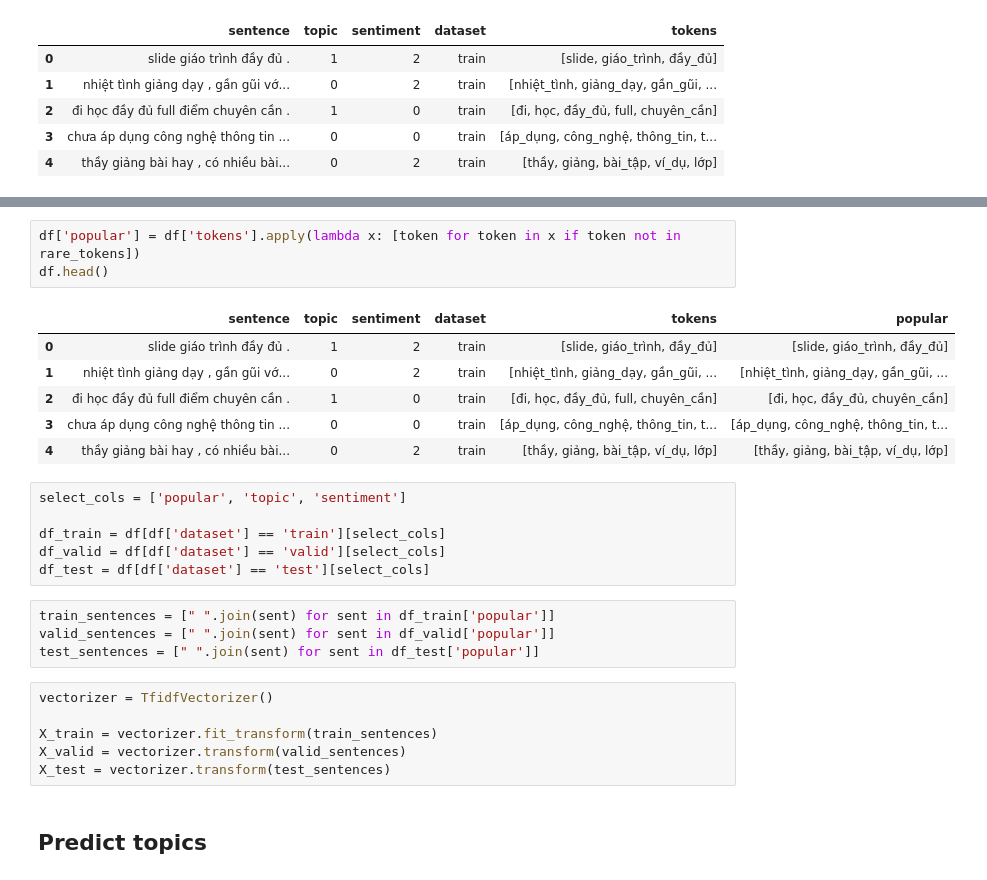
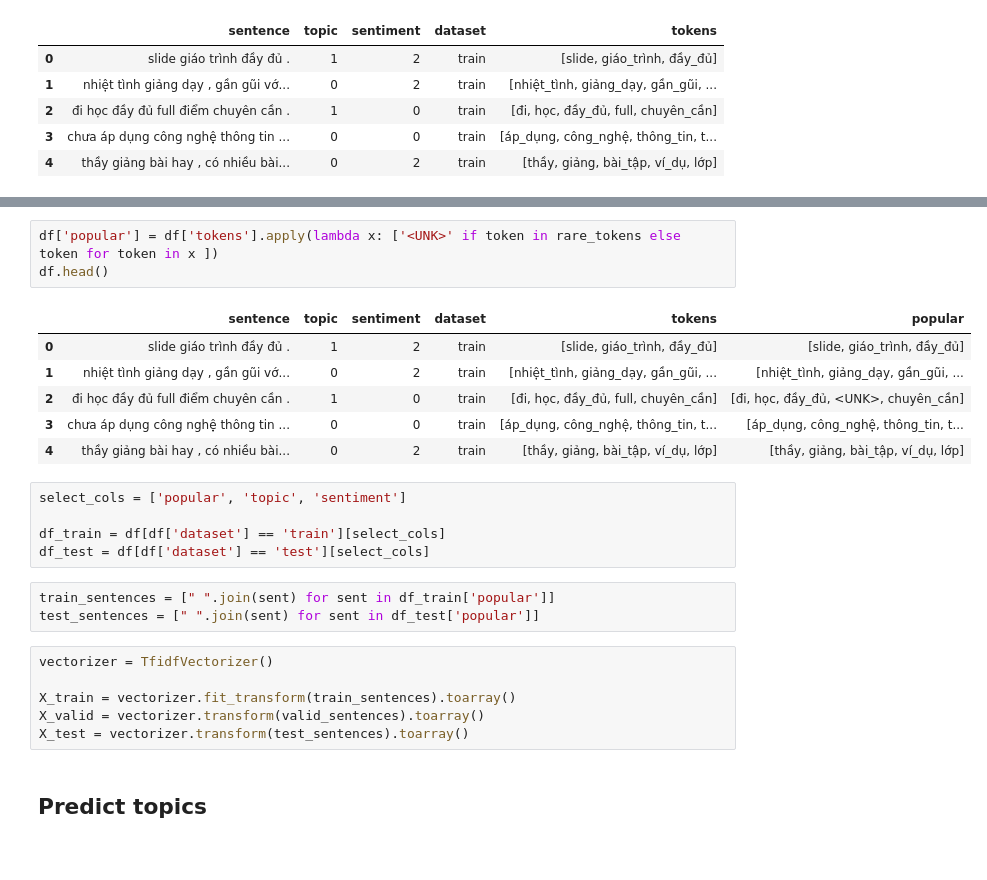
Before and after one commit to lanlehoang/python_phenikaa, a Jupyter notebook: final/traditional_models.ipynb, the cells around one changed output, grey strips where cells are left out. Drawn from its saved outputs; the diff is of its cells as text.

```diff
--- a/final/traditional_models.ipynb
+++ b/final/traditional_models.ipynb
@@ -46,29 +40,27 @@ Some rare tokens are: ['đế', 'gắn_bó', 'bơi', 'ngày_nay', 'thời_gian_b
 # %%
-df['popular'] = df['tokens'].apply(lambda x: [token for token in x if token not in rare_tokens])
+df['popular'] = df['tokens'].apply(lambda x: ['<UNK>' if token in rare_tokens else token for token in x ])
 df.head()
 # %% [output]
 |  | sentence | topic | sentiment | dataset | tokens | popular |
 | 0 | slide giáo trình đầy đủ . | 1 | 2 | train | [slide, giáo_trình, đầy_đủ] | [slide, giáo_trình, đầy_đủ] |
 | 1 | nhiệt tình giảng dạy , gần gũi vớ... | 0 | 2 | train | [nhiệt_tình, giảng_dạy, gần_gũi, ... | [nhiệt_tình, giảng_dạy, gần_gũi, ... |
-| 2 | đi học đầy đủ full điểm chuyên cần . | 1 | 0 | train | [đi, học, đầy_đủ, full, chuyên_cần] | [đi, học, đầy_đủ, chuyên_cần] |
+| 2 | đi học đầy đủ full điểm chuyên cần . | 1 | 0 | train | [đi, học, đầy_đủ, full, chuyên_cần] | [đi, học, đầy_đủ, <UNK>, chuyên_cần] |
 | 3 | chưa áp dụng công nghệ thông tin ... | 0 | 0 | train | [áp_dụng, công_nghệ, thông_tin, t... | [áp_dụng, công_nghệ, thông_tin, t... |
 | 4 | thầy giảng bài hay , có nhiều bài... | 0 | 2 | train | [thầy, giảng, bài_tập, ví_dụ, lớp] | [thầy, giảng, bài_tập, ví_dụ, lớp] |
 # %%
 select_cols = ['popular', 'topic', 'sentiment']
 
 df_train = df[df['dataset'] == 'train'][select_cols]
-df_valid = df[df['dataset'] == 'valid'][select_cols]
 df_test = df[df['dataset'] == 'test'][select_cols]
 # %%
 train_sentences = [" ".join(sent) for sent in df_train['popular']]
-valid_sentences = [" ".join(sent) for sent in df_valid['popular']]
 test_sentences = [" ".join(sent) for sent in df_test['popular']]
 # %%
 vectorizer = TfidfVectorizer()
 
-X_train = vectorizer.fit_transform(train_sentences)
-X_valid = vectorizer.transform(valid_sentences)
-X_test = vectorizer.transform(test_sentences)
+X_train = vectorizer.fit_transform(train_sentences).toarray()
+X_valid = vectorizer.transform(valid_sentences).toarray()
+X_test = vectorizer.transform(test_sentences).toarray()
 # %% [markdown]
 ## Predict topics
 # %%
```
Also changed, not shown: parts of 5 cells of this notebook, 10 other files.
